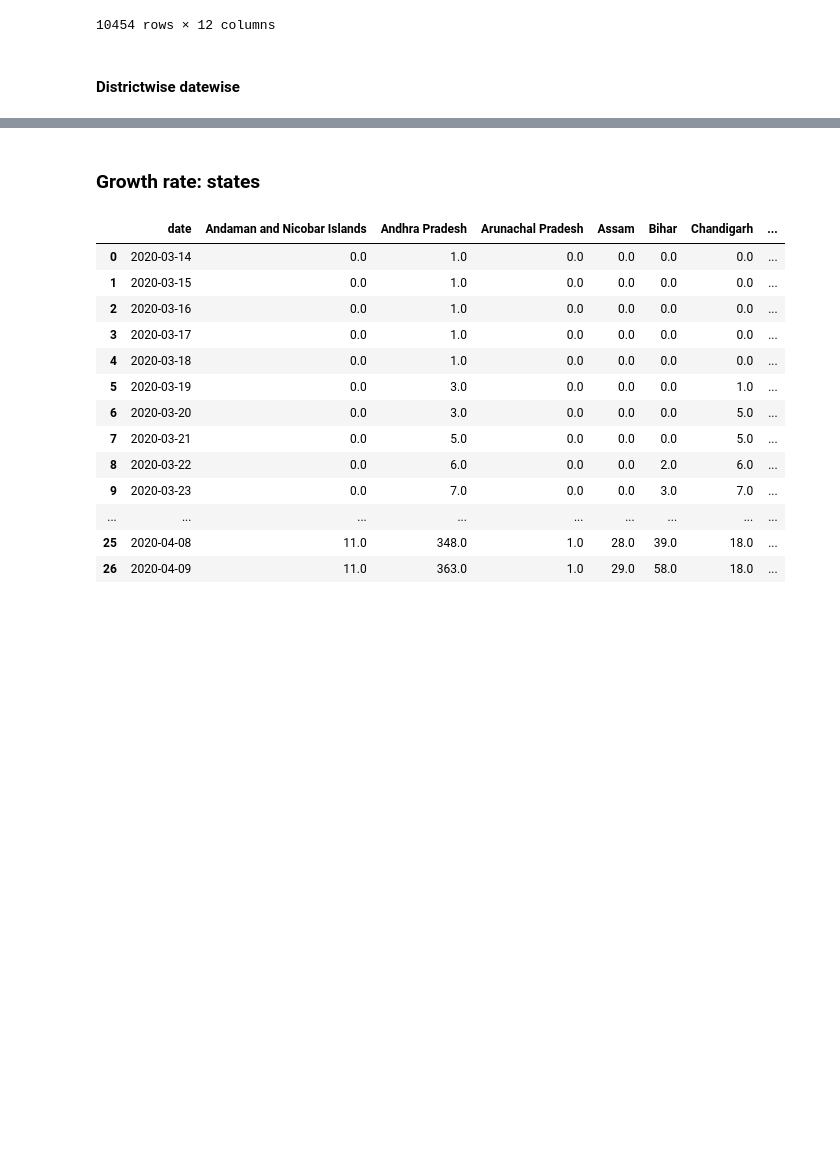
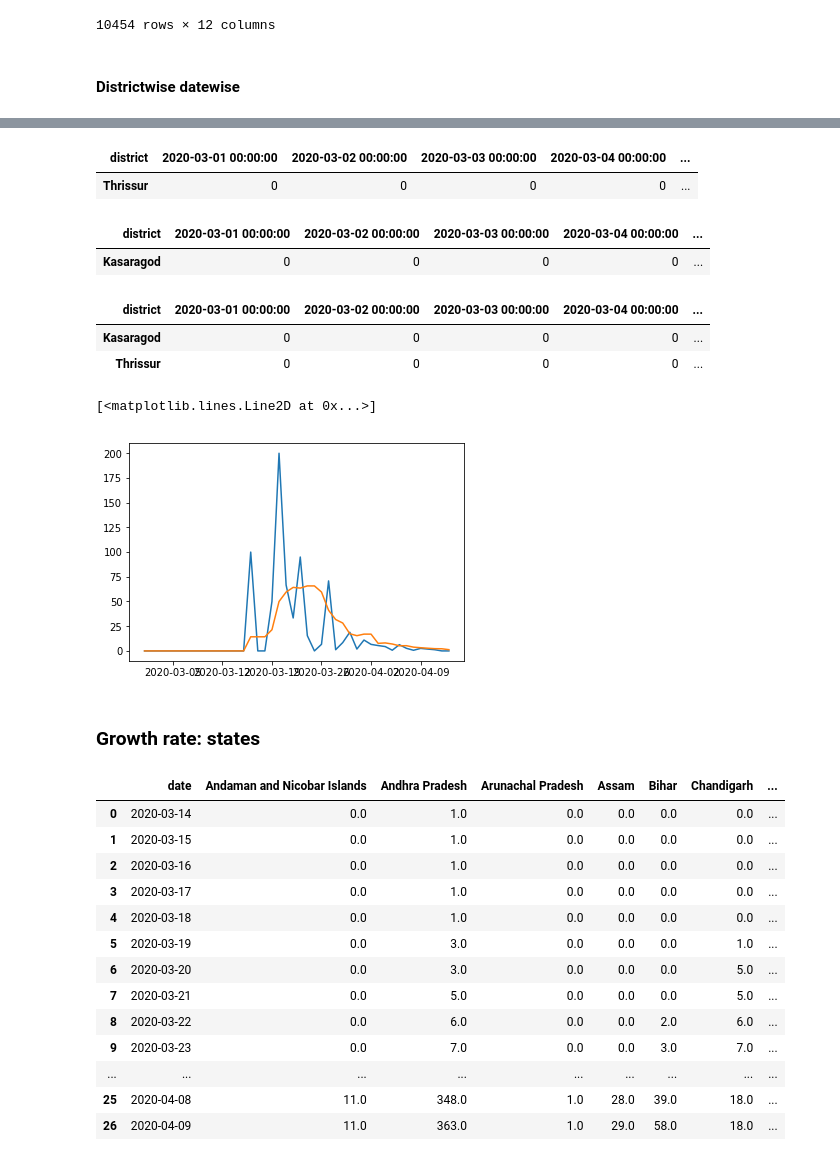
Before and after one commit to deepak-karkala/articles, a Jupyter notebook: covid19/notebooks/pandemic_analysis_api.ipynb, the cells around one changed output, grey strips where cells are left out. Cells and saved outputs as stored; diff of their text form; code cells hidden in the pictures; blank space fills up the shorter version.

Commit message:
Covid19 project update: Adding district growth rate scripts

```diff
--- a/covid19/notebooks/pandemic_analysis_api.ipynb
+++ b/covid19/notebooks/pandemic_analysis_api.ipynb
@@ -528,0 +506,14 @@ df
+# %%
+df = pd.read_csv("../data/extracted_data_api/raw_data.csv")
+df["date"] = pd.to_datetime(df["date"], dayfirst=True)
+df = df[["date", "district", "state"]]
+df["count"] = 1
+### Combine all Delhi cases under one district with name "Delhi"
+df.at[df["state"]=="Delhi", "district"] = "Delhi"
+
+### Remove cases marked as Italians*
+df = df[df["district"]!="Italians*"]
+df.sort_values("date", inplace=True)
+
+dfts = df.groupby(["state", "district", "date"]).count().reset_index()
+dfts.head(2)
@@ -528,0 +524,6 @@ df
+# %%
+### District list
+dfd = pd.read_csv("../data/extracted_data/district_list.csv")[["district", "state"]]
+dfd.at[dfd["state"]=="Delhi", "district"] = "Delhi"
+state_list = dfd["state"].unique()
+state_list
@@ -528,0 +744,13 @@ df
+# %%
+dfd["cumulative_count"] = dfd["count"].cumsum()
+dfd["previous_day_count"] = np.nan
+
+l = [[0], dfd["cumulative_count"].values[:len(dfd)-1]]
+previous_day_count = [item for sublist in l for item in sublist]
+
+dfd["previous_day_count"] = previous_day_count
+dfds = dfd[dfd["previous_day_count"]!=0].copy()
+dfds["daily_growth_rate"] = (dfds["cumulative_count"] - dfds["previous_day_count"])/dfds["previous_day_count"]
+dfds["avg_growth_rate"] = dfds[["date","daily_growth_rate"]].set_index("date").rolling(7).mean().reset_index()["daily_growth_rate"].values
+dfds = dfds[dfds["date"]>=init_date]
+dfds
@@ -529,3 +775,33 @@ df
+# %%
+dfr = dfds[["date", "avg_growth_rate"]].copy()
+dfr.rename(columns={"date":"district","avg_growth_rate":district_name}, inplace=True)
+dfr = dfr.transpose()
+new_header = dfr.iloc[0] #grab the first row for the header
+dfr = dfr[1:] #take the data less the header row
+dfr.columns = new_header
+dfr
+# %% [output]
+| district | 2020-03-01 00:00:00 | 2020-03-02 00:00:00 | 2020-03-03 00:00:00 | 2020-03-04 00:00:00 | ... |
+| Thrissur | 0 | 0 | 0 | 0 | ... |
+# %%
+dfrc = dfr.copy()
+dfrc
+# %% [output]
+| district | 2020-03-01 00:00:00 | 2020-03-02 00:00:00 | 2020-03-03 00:00:00 | 2020-03-04 00:00:00 | ... |
+| Kasaragod | 0 | 0 | 0 | 0 | ... |
+# %%
+dfrc.append(dfr)
+# %% [output]
+| district | 2020-03-01 00:00:00 | 2020-03-02 00:00:00 | 2020-03-03 00:00:00 | 2020-03-04 00:00:00 | ... |
+| Kasaragod | 0 | 0 | 0 | 0 | ... |
+| Thrissur | 0 | 0 | 0 | 0 | ... |
+# %%
+plt.figure()
+plt.plot(dfds["date"], dfds["daily_growth_rate"]*100)
+plt.plot(dfds["date"], dfds["avg_growth_rate"]*100)
+# %% [output]
+[<matplotlib.lines.Line2D at 0x...>]
+[figure, added]
 # %% [markdown]
 ### Growth rate: states
 # %%
```
Also changed, not shown: parts of 12 cells of this notebook, 4 other files.
